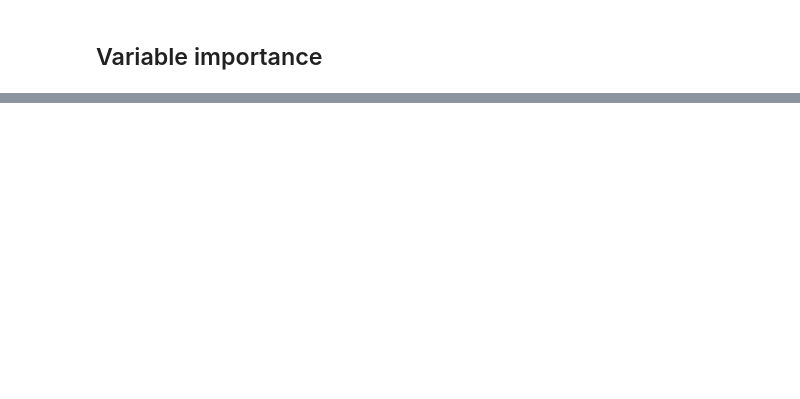
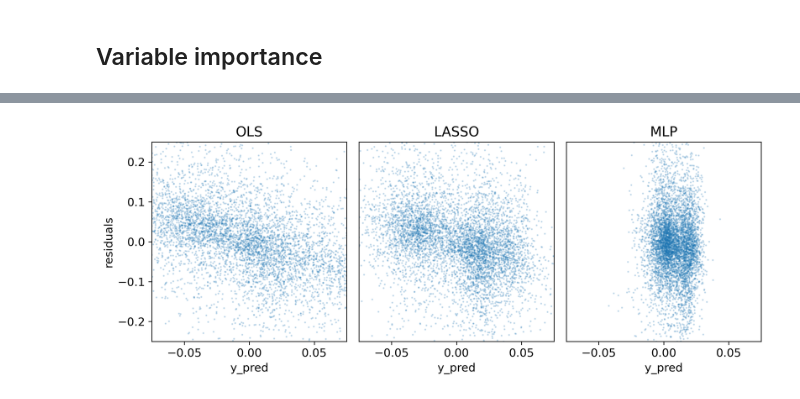
Before and after one commit to johanoelgaard/MastersThesis, a Jupyter notebook: model_eval.ipynb, the cells around one changed output, grey strips where cells are left out. Cells and saved outputs as stored; diff of their text form; code cells hidden in the pictures; blank space fills up the shorter version.

```diff
--- a/model_eval.ipynb
+++ b/model_eval.ipynb
@@ -757,33 +754,35 @@ plt.close(fig)
 # %%
-# # plot y_true vs. y_pred in scatter
-# y_min, y_max = -0.25, 0.25
+# plot y_true vs. y_pred in scatter
+y_min, y_max = -0.25, 0.25
 
-# plt.subplot(1,3,1)
-# plt.scatter(all_preds['OLS'], all_preds['y_true']-all_preds['OLS'], alpha=0.2, s=1)
-# plt.xlabel('y_pred')
-# plt.ylabel('residuals')
-# # plt.yticks(np.arange(-0.3, 0.3, 0.1), fontsize=14)
-# plt.ylim(y_min, y_max)
-# plt.xlim(-0.075, 0.075)
-# plt.title('OLS')
-# plt.subplot(1,3,2)
-# plt.scatter(all_preds['LASSO'], all_preds['y_true']-all_preds['LASSO'], alpha=0.2, s=1)
-# plt.xlabel('y_pred')
-# # plt.ylabel('y_pred')
-# plt.ylim(y_min, y_max)
-# plt.xlim(-0.075, 0.075)
-# plt.yticks([])
-# plt.title('LASSO')
-# plt.subplot(1,3,3)
-# plt.scatter(all_preds['MLP'], all_preds['y_true']-all_preds['MLP'], alpha=0.2, s=1)
-# plt.xlabel('y_pred')
-# # plt.ylabel('y_pred')
-# plt.ylim(y_min, y_max)
-# plt.xlim(-0.075, 0.075)
-# plt.yticks([])
-# plt.title('MLP')
-# plt.tight_layout()
-# # plt.savefig('figs/y_true_vs_error.png', dpi=300)
-# plt.show()
-# plt.close()
+plt.subplot(1,3,1)
+plt.scatter(all_preds['OLS'], all_preds['y_true']-all_preds['OLS'], alpha=0.2, s=1)
+plt.xlabel('y_pred')
+plt.ylabel('residuals')
+# plt.yticks(np.arange(-0.3, 0.3, 0.1), fontsize=14)
+plt.ylim(y_min, y_max)
+plt.xlim(-0.075, 0.075)
+plt.title('OLS')
+plt.subplot(1,3,2)
+plt.scatter(all_preds['LASSO'], all_preds['y_true']-all_preds['LASSO'], alpha=0.2, s=1)
+plt.xlabel('y_pred')
+# plt.ylabel('y_pred')
+plt.ylim(y_min, y_max)
+plt.xlim(-0.075, 0.075)
+plt.yticks([])
+plt.title('LASSO')
+plt.subplot(1,3,3)
+plt.scatter(all_preds['MLP'], all_preds['y_true']-all_preds['MLP'], alpha=0.2, s=1)
+plt.xlabel('y_pred')
+# plt.ylabel('y_pred')
+plt.ylim(y_min, y_max)
+plt.xlim(-0.075, 0.075)
+plt.yticks([])
+plt.title('MLP')
+plt.tight_layout()
+# plt.savefig('figs/y_true_vs_error.png', dpi=300)
+plt.show()
+plt.close()
+# %% [output]
+[figure, added]
 # %%
```
Also changed, not shown: parts of 9 cells of this notebook, 29 other files.
